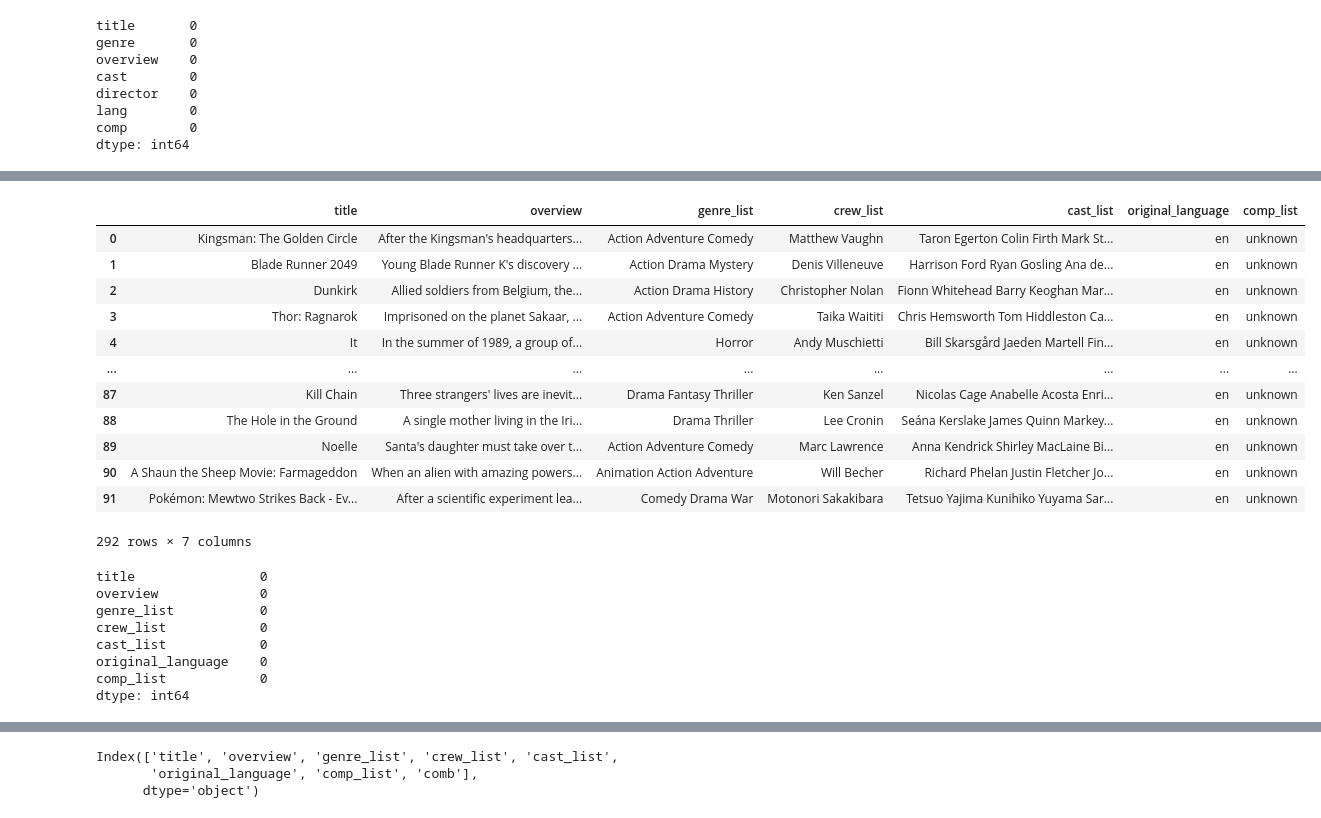
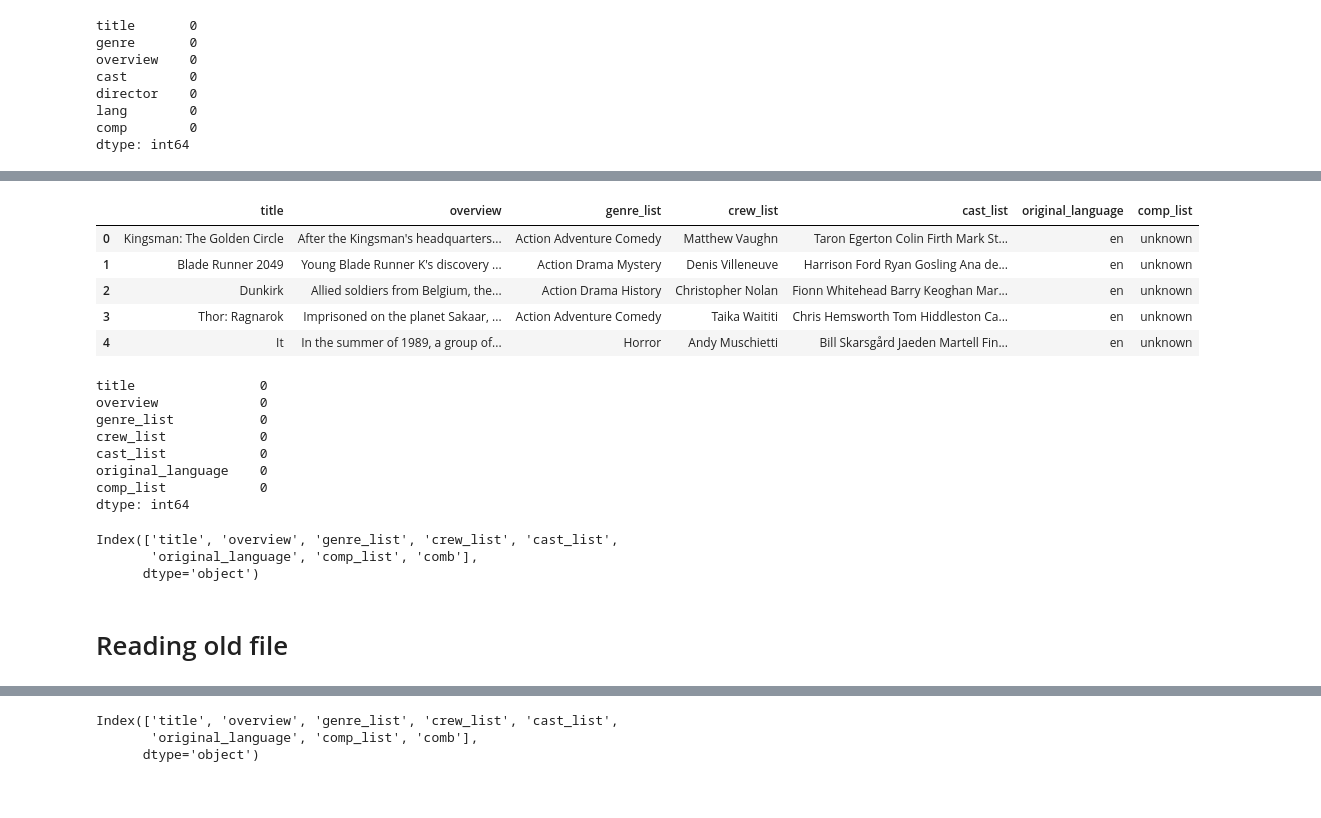
Before and after one commit to Rudra-23/recommendation-system-python, a Jupyter notebook: merge.ipynb, the cells around one changed output, grey strips where cells are left out. Drawn from its saved outputs; the diff is of its cells as text; code cells hidden in the pictures.

```diff
--- a/merge.ipynb
+++ b/merge.ipynb
@@ -137,19 +123,12 @@ df
 # %%
-df
+df.head()
 # %% [output]
 |  | title | overview | genre_list | crew_list | cast_list | original_language | comp_list |
 | 0 | Kingsman: The Golden Circle | After the Kingsman's headquarters... | Action Adventure Comedy | Matthew Vaughn | Taron Egerton Colin Firth Mark St... | en | unknown |
 | 1 | Blade Runner 2049 | Young Blade Runner K's discovery ... | Action Drama Mystery | Denis Villeneuve | Harrison Ford Ryan Gosling Ana de... | en | unknown |
 | 2 | Dunkirk | Allied soldiers from Belgium, the... | Action Drama History | Christopher Nolan | Fionn Whitehead Barry Keoghan Mar... | en | unknown |
 | 3 | Thor: Ragnarok | Imprisoned on the planet Sakaar, ... | Action Adventure Comedy | Taika Waititi | Chris Hemsworth Tom Hiddleston Ca... | en | unknown |
 | 4 | It | In the summer of 1989, a group of... | Horror | Andy Muschietti | Bill Skarsgård Jaeden Martell Fin... | en | unknown |
-| ... | ... | ... | ... | ... | ... | ... | ... |
-| 87 | Kill Chain | Three strangers' lives are inevit... | Drama Fantasy Thriller | Ken Sanzel | Nicolas Cage Anabelle Acosta Enri... | en | unknown |
-| 88 | The Hole in the Ground | A single mother living in the Iri... | Drama Thriller | Lee Cronin | Seána Kerslake James Quinn Markey... | en | unknown |
-| 89 | Noelle | Santa's daughter must take over t... | Action Adventure Comedy | Marc Lawrence | Anna Kendrick Shirley MacLaine Bi... | en | unknown |
-| 90 | A Shaun the Sheep Movie: Farmageddon | When an alien with amazing powers... | Animation Action Adventure | Will Becher | Richard Phelan Justin Fletcher Jo... | en | unknown |
-| 91 | Pokémon: Mewtwo Strikes Back - Ev... | After a scientific experiment lea... | Comedy Drama War | Motonori Sakakibara | Tetsuo Yajima Kunihiko Yuyama Sar... | en | unknown |
-292 rows × 7 columns
 # %%
 df.isnull().sum()
 # %% [output]
@@ -163,4 +142,10 @@ comp_list            0
 dtype: int64
 # %%
 df['comb'] =df['genre_list']+df['cast_list']+df['crew_list']+df['original_language']
+# %%
+df.columns
+# %% [output]
+Index(['title', 'overview', 'genre_list', 'crew_list', 'cast_list',
+       'original_language', 'comp_list', 'comb'],
+      dtype='object')
 # %%
@@ -168 +153,3 @@ df.to_csv('new_data.csv',index=False)
+# %% [markdown]
+# Reading old file
 # %%
```
Also changed, not shown: parts of 34 cells of this notebook, 7 other files.
